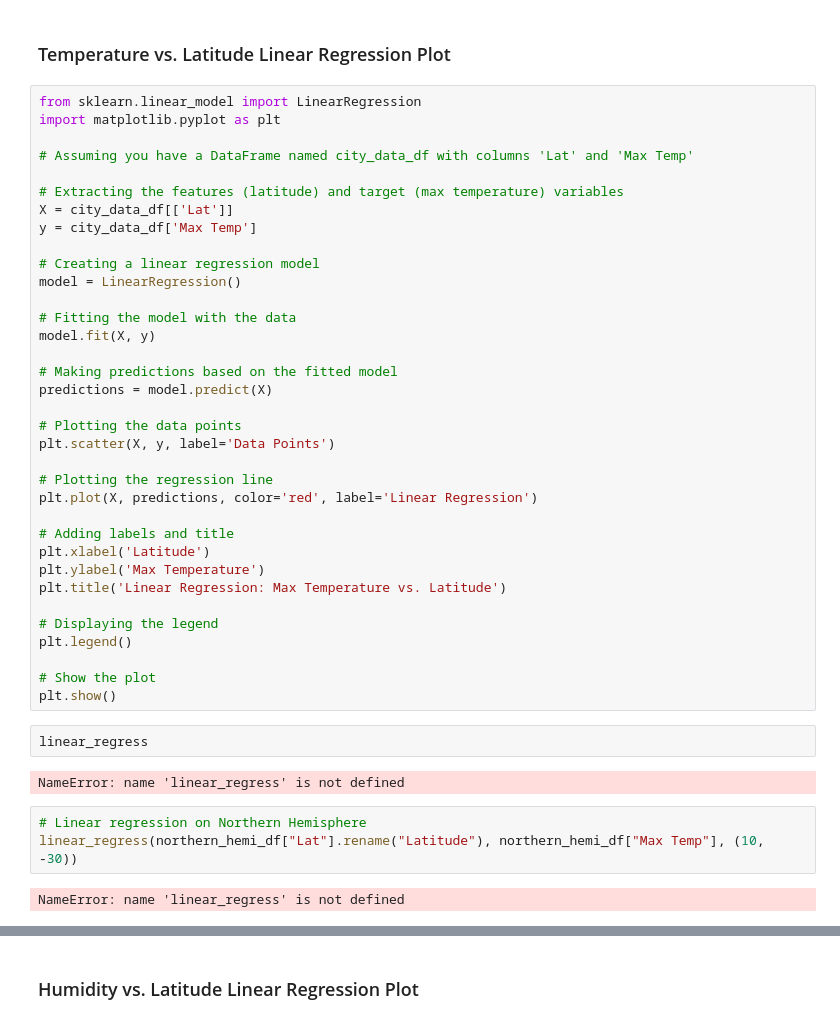
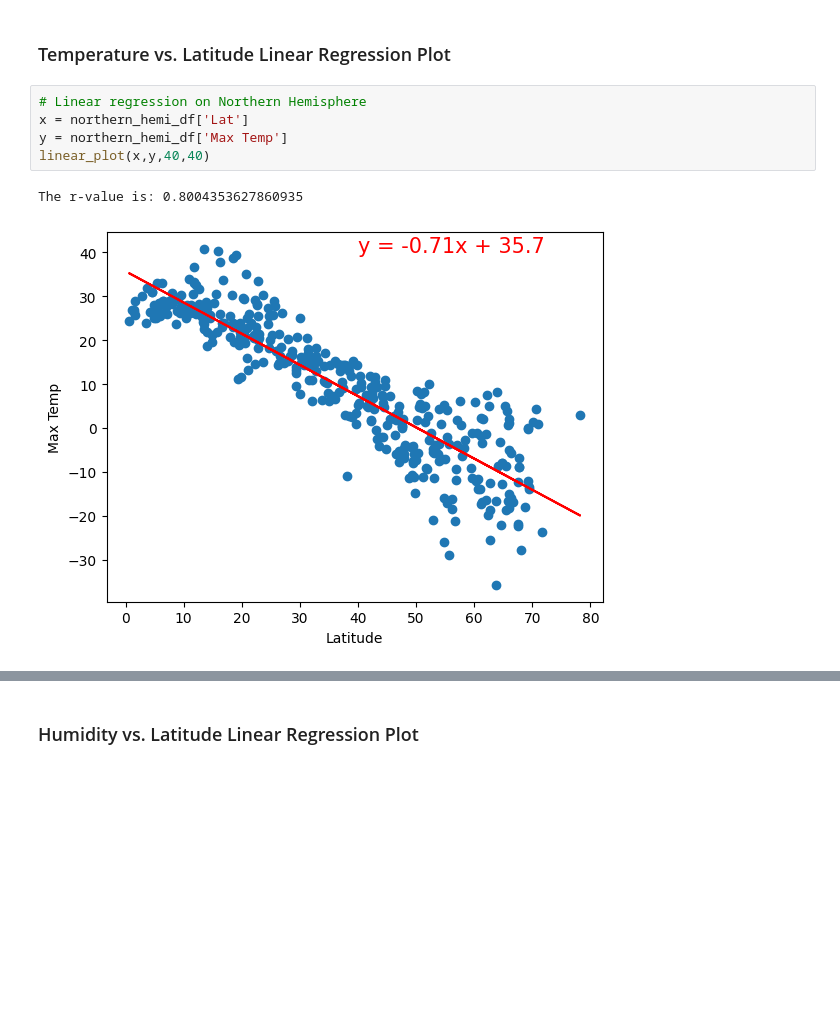
Before and after one commit to ayenioyekayode/python-api-challenge, a Jupyter notebook: WeatherPy/WeatherPy.ipynb, the cells around one changed output, grey strips where cells are left out. Drawn from its saved outputs; the diff is of its cells as text; blank space fills up the shorter version.

```diff
--- a/WeatherPy/WeatherPy.ipynb
+++ b/WeatherPy/WeatherPy.ipynb
@@ -355,46 +330,10 @@ southern_hemi_df.head()
 # %% [markdown]
 ###  Temperature vs. Latitude Linear Regression Plot
-# %%
-from sklearn.linear_model import LinearRegression
-import matplotlib.pyplot as plt
-
-# Assuming you have a DataFrame named city_data_df with columns 'Lat' and 'Max Temp'
-
-# Extracting the features (latitude) and target (max temperature) variables
-X = city_data_df[['Lat']]
-y = city_data_df['Max Temp']
-
-# Creating a linear regression model
-model = LinearRegression()
-
-# Fitting the model with the data
-model.fit(X, y)
-
-# Making predictions based on the fitted model
-predictions = model.predict(X)
-
-# Plotting the data points
-plt.scatter(X, y, label='Data Points')
-
-# Plotting the regression line
-plt.plot(X, predictions, color='red', label='Linear Regression')
-
-# Adding labels and title
-plt.xlabel('Latitude')
-plt.ylabel('Max Temperature')
-plt.title('Linear Regression: Max Temperature vs. Latitude')
-
-# Displaying the legend
-plt.legend()
-
-# Show the plot
-plt.show()
-# %%
-linear_regress
-# %% [output]
-NameError: name 'linear_regress' is not defined
 # %%
 # Linear regression on Northern Hemisphere
-linear_regress(northern_hemi_df["Lat"].rename("Latitude"), northern_hemi_df["Max Temp"], (10, -30))
+x = northern_hemi_df['Lat']
+y = northern_hemi_df['Max Temp']
+linear_plot(x,y,40,40)
 # %% [output]
-NameError: name 'linear_regress' is not defined
+The r-value is: 0.8004353627860935
+[figure, added]
```
Also changed, not shown: parts of 34 cells of this notebook, 4 other files.
